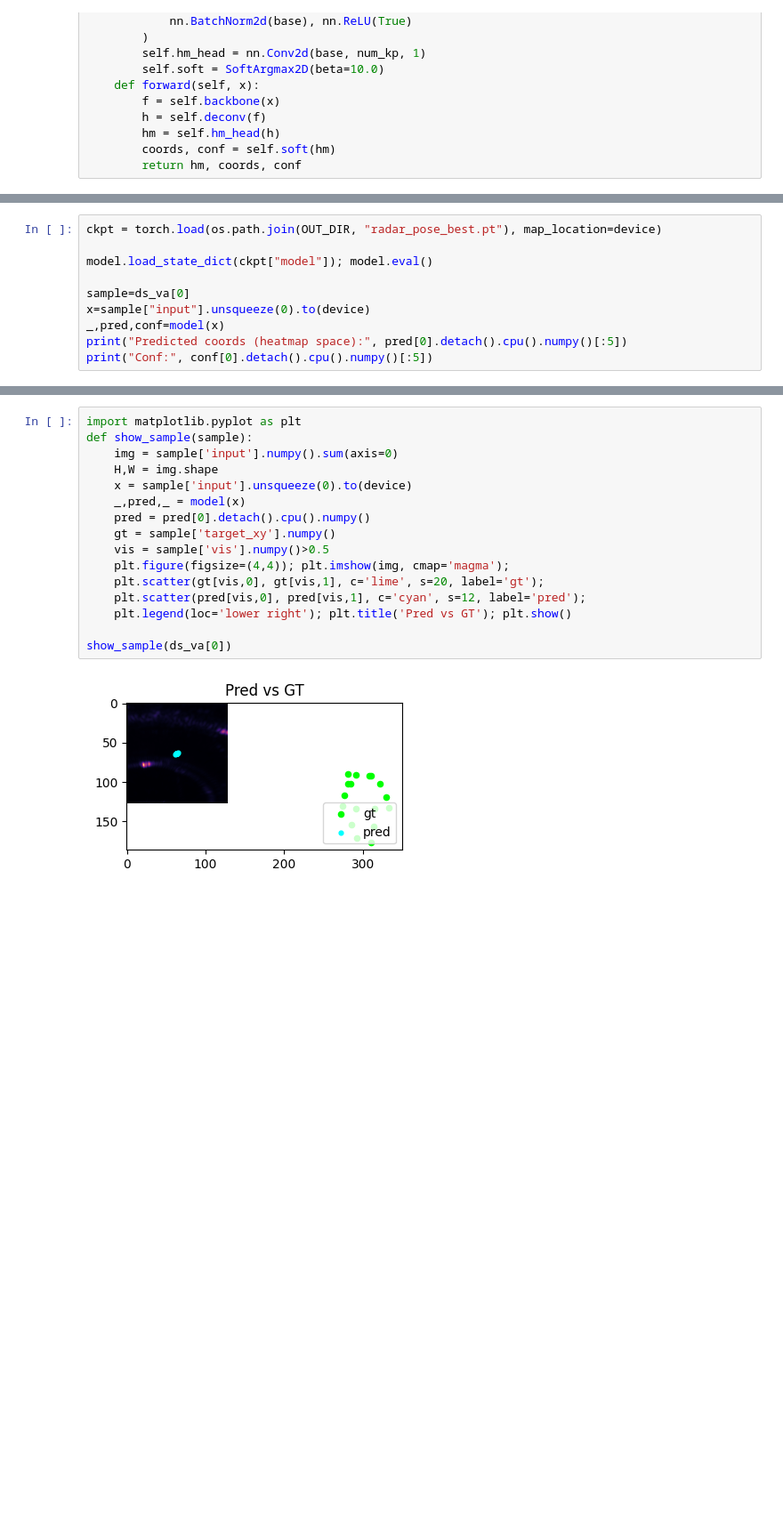
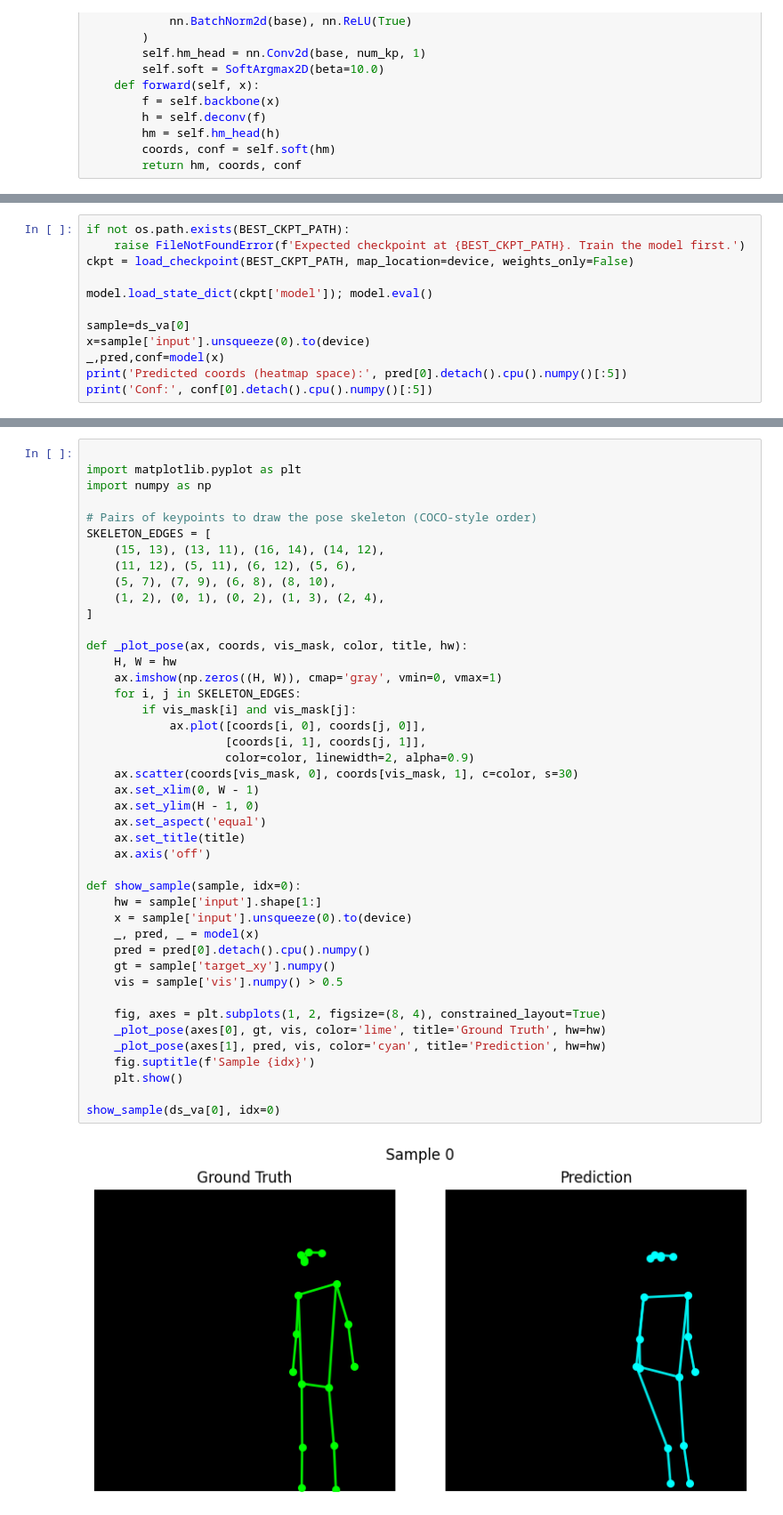
Before and after one commit to manthanp76/ai-posedetection-radar, a Jupyter notebook: internship projects/Pose Detucting AI using Radardata/main.ipynb, the cells around one changed output, grey strips where cells are left out. Shown at 89% size. Saved outputs shown, nothing was run; the diff lists cells and outputs as text; blank space fills up the shorter version.

```diff
--- a/internship projects/Pose Detucting AI using Radardata/main.ipynb
+++ b/internship projects/Pose Detucting AI using Radardata/main.ipynb
@@ -305,11 +493,13 @@ Cell 9 — Quick inference test
 # %%
-ckpt = torch.load(os.path.join(OUT_DIR, "radar_pose_best.pt"), map_location=device)
+if not os.path.exists(BEST_CKPT_PATH):
+    raise FileNotFoundError(f'Expected checkpoint at {BEST_CKPT_PATH}. Train the model first.')
+ckpt = load_checkpoint(BEST_CKPT_PATH, map_location=device, weights_only=False)
 
-model.load_state_dict(ckpt["model"]); model.eval()
+model.load_state_dict(ckpt['model']); model.eval()
 
 sample=ds_va[0]
-x=sample["input"].unsqueeze(0).to(device)
+x=sample['input'].unsqueeze(0).to(device)
 _,pred,conf=model(x)
-print("Predicted coords (heatmap space):", pred[0].detach().cpu().numpy()[:5])
-print("Conf:", conf[0].detach().cpu().numpy()[:5])
+print('Predicted coords (heatmap space):', pred[0].detach().cpu().numpy()[:5])
+print('Conf:', conf[0].detach().cpu().numpy()[:5])
 # %% [output]
@@ -350,18 +541,45 @@ Cell — Prediction visualization
 # %%
+
 import matplotlib.pyplot as plt
-def show_sample(sample):
-    img = sample['input'].numpy().sum(axis=0)
-    H,W = img.shape
+import numpy as np
+
+# Pairs of keypoints to draw the pose skeleton (COCO-style order)
+SKELETON_EDGES = [
+    (15, 13), (13, 11), (16, 14), (14, 12),
+    (11, 12), (5, 11), (6, 12), (5, 6),
+    (5, 7), (7, 9), (6, 8), (8, 10),
+    (1, 2), (0, 1), (0, 2), (1, 3), (2, 4),
+]
+
+def _plot_pose(ax, coords, vis_mask, color, title, hw):
+    H, W = hw
+    ax.imshow(np.zeros((H, W)), cmap='gray', vmin=0, vmax=1)
+    for i, j in SKELETON_EDGES:
+        if vis_mask[i] and vis_mask[j]:
+            ax.plot([coords[i, 0], coords[j, 0]],
+                    [coords[i, 1], coords[j, 1]],
+                    color=color, linewidth=2, alpha=0.9)
+    ax.scatter(coords[vis_mask, 0], coords[vis_mask, 1], c=color, s=30)
+    ax.set_xlim(0, W - 1)
+    ax.set_ylim(H - 1, 0)
+    ax.set_aspect('equal')
+    ax.set_title(title)
+    ax.axis('off')
+
+def show_sample(sample, idx=0):
+    hw = sample['input'].shape[1:]
     x = sample['input'].unsqueeze(0).to(device)
-    _,pred,_ = model(x)
+    _, pred, _ = model(x)
     pred = pred[0].detach().cpu().numpy()
     gt = sample['target_xy'].numpy()
-    vis = sample['vis'].numpy()>0.5
-    plt.figure(figsize=(4,4)); plt.imshow(img, cmap='magma');
-    plt.scatter(gt[vis,0], gt[vis,1], c='lime', s=20, label='gt');
-    plt.scatter(pred[vis,0], pred[vis,1], c='cyan', s=12, label='pred');
-    plt.legend(loc='lower right'); plt.title('Pred vs GT'); plt.show()
+    vis = sample['vis'].numpy() > 0.5
 
-show_sample(ds_va[0])
+    fig, axes = plt.subplots(1, 2, figsize=(8, 4), constrained_layout=True)
+    _plot_pose(axes[0], gt, vis, color='lime', title='Ground Truth', hw=hw)
+    _plot_pose(axes[1], pred, vis, color='cyan', title='Prediction', hw=hw)
+    fig.suptitle(f'Sample {idx}')
+    plt.show()
+
+show_sample(ds_va[0], idx=0)
 # %% [output]
-[figure, old version]
+[figure, new version]
```
Also changed, not shown: parts of 21 cells of this notebook, 1 other file.
